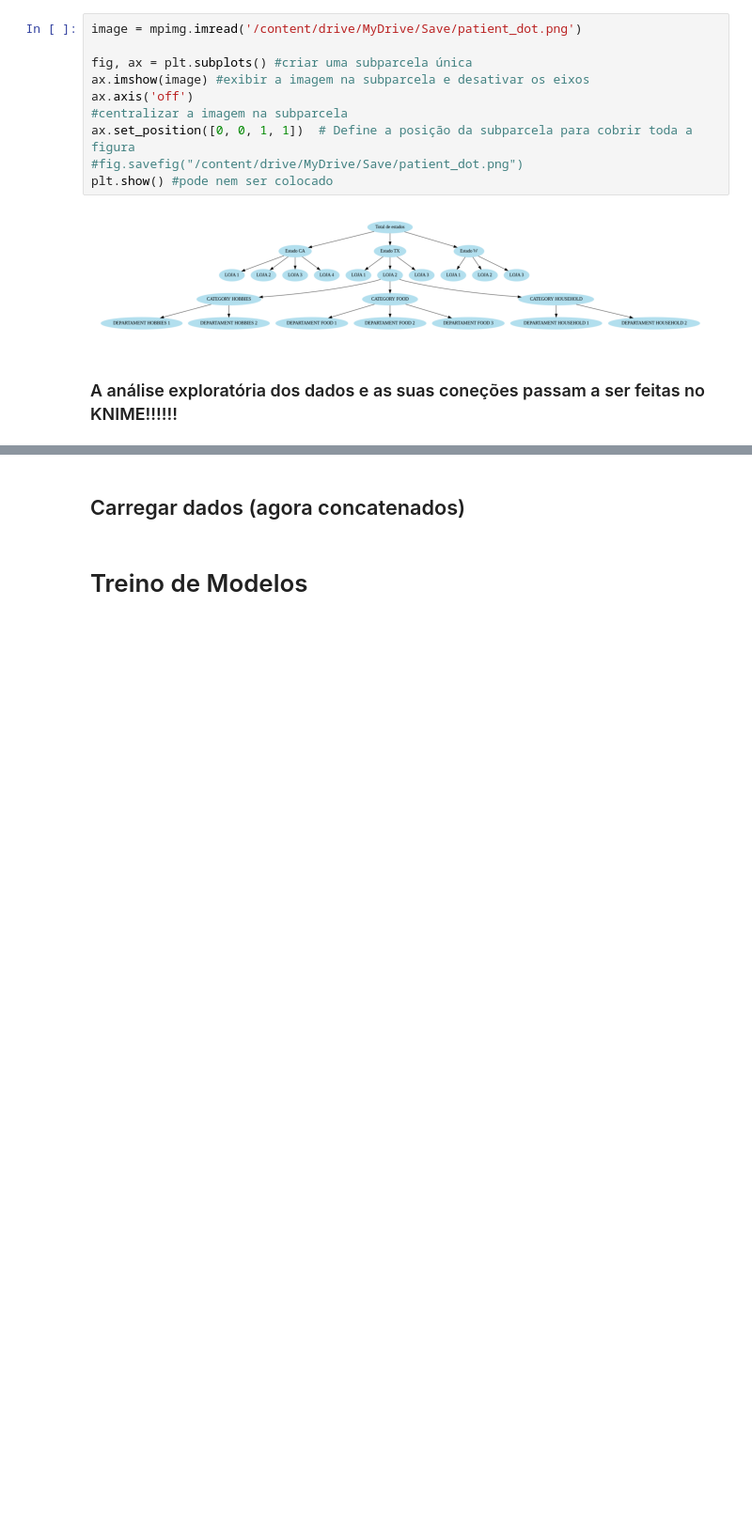
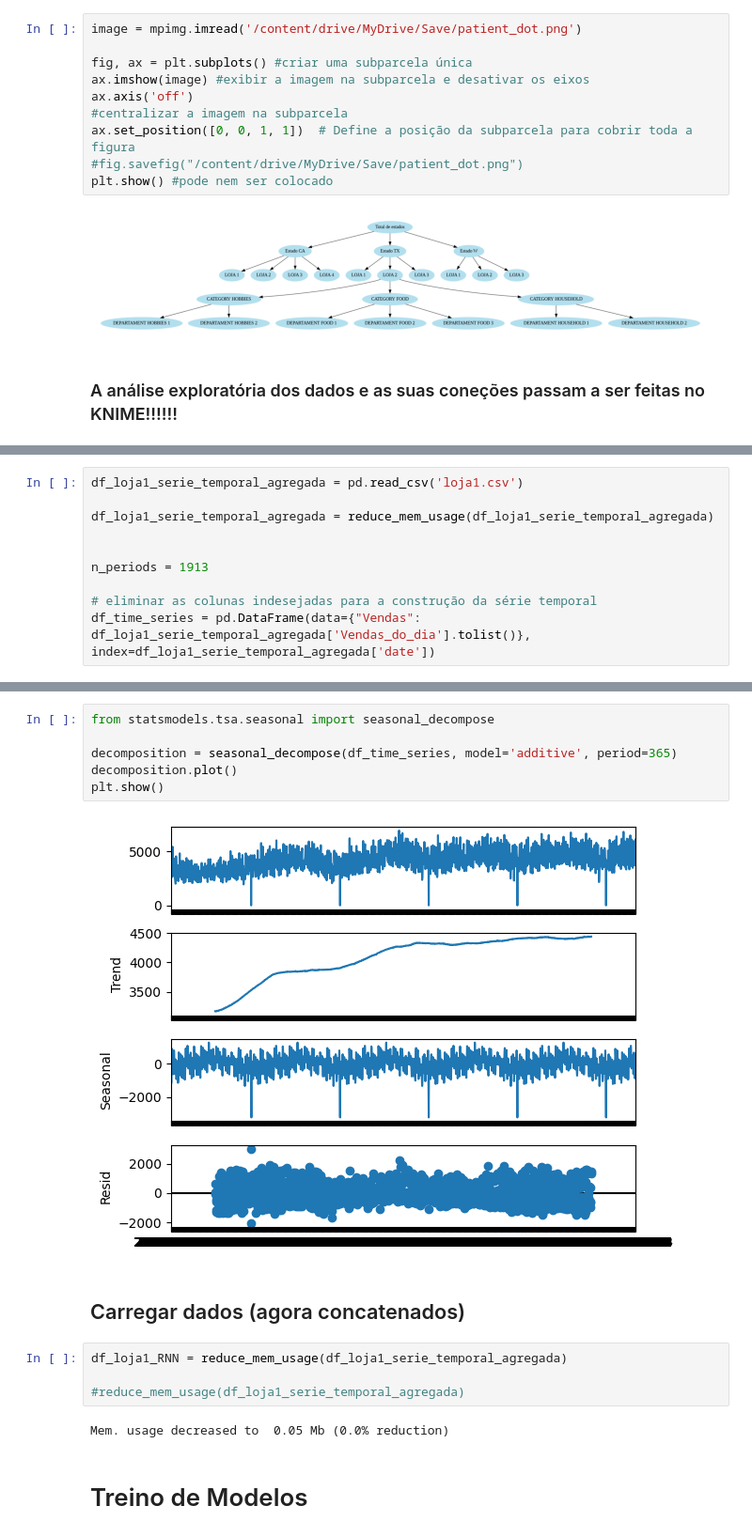
Before and after one commit to GuiSSMartins/DTx-Project, a Jupyter notebook: DTx_Project.ipynb, the cells around one changed output, grey strips where cells are left out. Shown at 94% size. Saved outputs shown, nothing was run; the diff lists cells and outputs as text; blank space fills up the shorter version.

```diff
--- a/DTx_Project.ipynb
+++ b/DTx_Project.ipynb
@@ -119,0 +118,10 @@ plt.show() #pode nem ser colocado
+# %%
+df_loja1_serie_temporal_agregada = pd.read_csv('loja1.csv')
+
+df_loja1_serie_temporal_agregada = reduce_mem_usage(df_loja1_serie_temporal_agregada)
+
+
+n_periods = 1913
+
+# eliminar as colunas indesejadas para a construção da série temporal
+df_time_series = pd.DataFrame(data={"Vendas": df_loja1_serie_temporal_agregada['Vendas_do_dia'].tolist()}, index=df_loja1_serie_temporal_agregada['date'])
@@ -120,4 +170,18 @@ plt.show() #pode nem ser colocado
+# %%
+from statsmodels.tsa.seasonal import seasonal_decompose
+
+decomposition = seasonal_decompose(df_time_series, model='additive', period=365)
+decomposition.plot()
+plt.show()
+# %% [output]
+[figure, added]
 # %% [markdown]
 ## Carregar dados (agora concatenados)
+# %%
+df_loja1_RNN = reduce_mem_usage(df_loja1_serie_temporal_agregada)
+
+#reduce_mem_usage(df_loja1_serie_temporal_agregada)
+# %% [output]
+Mem. usage decreased to  0.05 Mb (0.0% reduction)
 # %% [markdown]
 # Treino de Modelos
```
Also changed, not shown: parts of 17 cells of this notebook.
